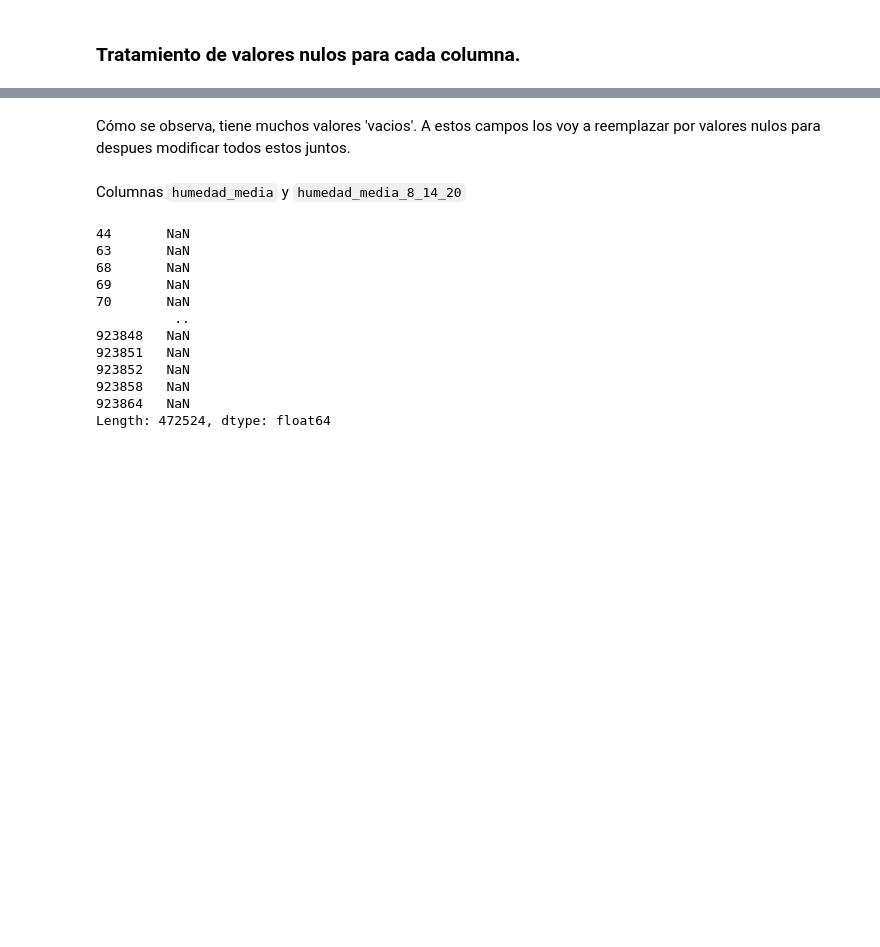
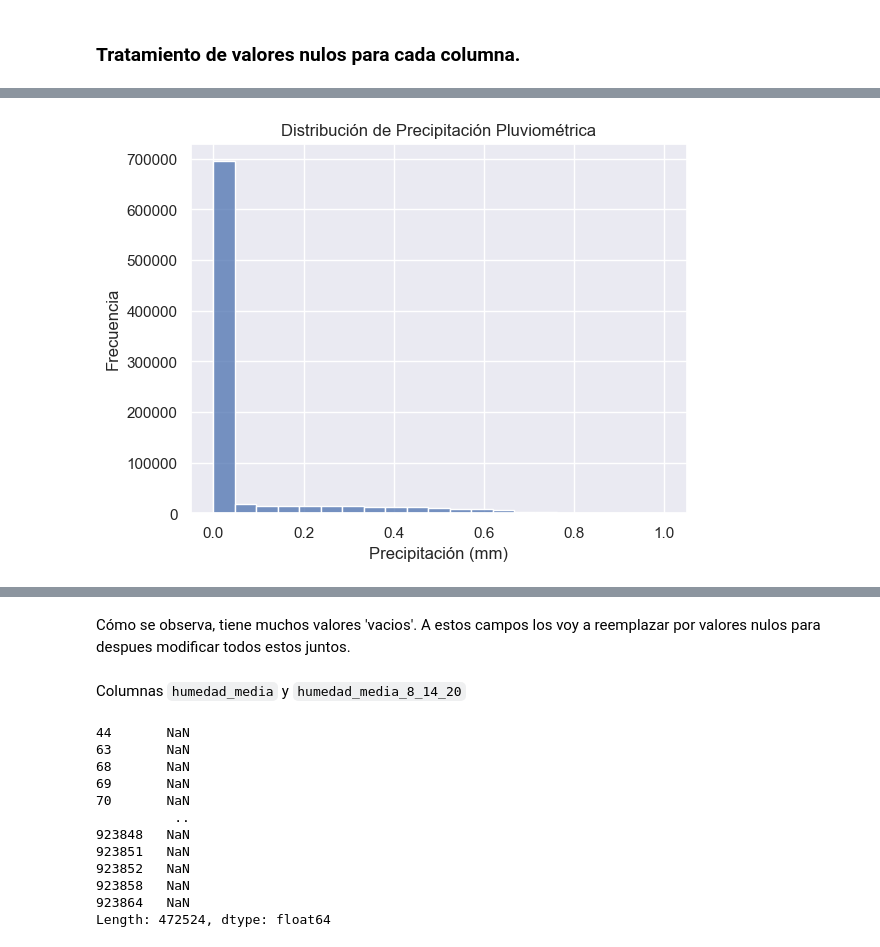
Before and after one commit to IS03/tp-dengue, a Jupyter notebook: EDA/EDA_clima.ipynb, the cells around one changed output, grey strips where cells are left out. Saved outputs shown, nothing was run; the diff lists cells and outputs as text; code cells hidden in the pictures; blank space fills up the shorter version.

```diff
--- a/EDA/EDA_clima.ipynb
+++ b/EDA/EDA_clima.ipynb
@@ -307,4 +346,0 @@ from sklearn.preprocessing import StandardScaler
-# %%
-scaler = StandardScaler()
-df['precipitacion_pluviometrica_esc'] = scaler.fit_transform(df[["precipitacion_pluviometrica"]])
-df.sample(3)
@@ -328,0 +347,5 @@ plt.show()
+# %%
+col_log = np.log1p(df["precipitacion_pluviometrica"])  # log(1+x)
+df["precipitacion_log_norm"] = (col_log - col_log.min()) / (col_log.max() - col_log.min())
+
+df.precipitacion_log_norm.describe()
@@ -328,0 +362,8 @@ plt.show()
+# %%
+sns.histplot(df["precipitacion_log_norm"].dropna())
+plt.title("Distribución de Precipitación Pluviométrica")
+plt.xlabel("Precipitación (mm)")
+plt.ylabel("Frecuencia")
+plt.show()
+# %% [output]
+[figure, added]
```
Also changed, not shown: parts of 53 cells of this notebook, 6 other files.
